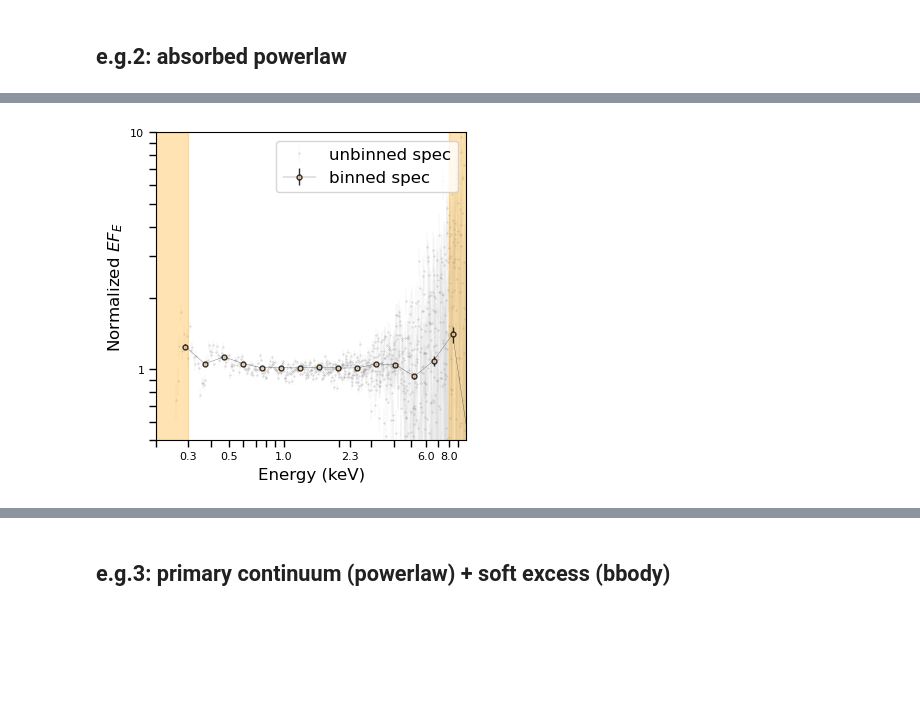
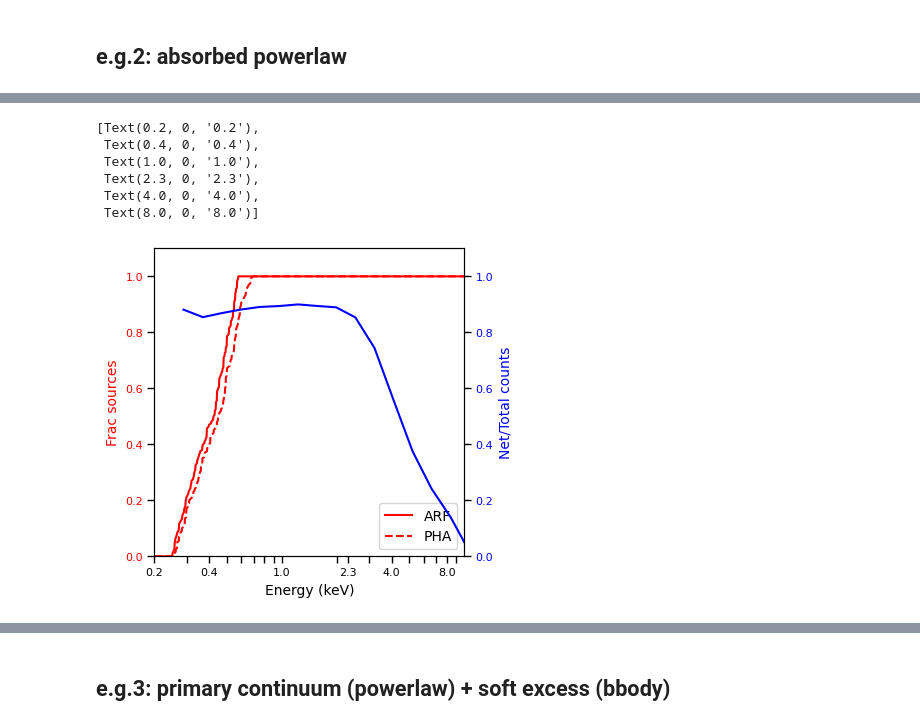
Before and after one commit to JohannesBuchner/Xstack, a Jupyter notebook: demo/demo.ipynb, the cells around one changed output, grey strips where cells are left out. Drawn from its saved outputs; the diff is of its cells as text; code cells hidden in the pictures; blank space fills up the shorter version.

```diff
--- a/demo/demo.ipynb
+++ b/demo/demo.ipynb
@@ -451,43 +461,27 @@ Output RMF (base)name: ./data/abspo/abspo_rmf.fits
          0.06938217],
         [0.        , 0.        , 0.        , ..., 0.14364207, 0.15215421,
          0.07513823]]))
-# %%
-fig, ax1 = plt.subplots(1,1,figsize=(4,4))
-spec_dir = "./data/abspo"
-cat = "abspo"
-warnings.filterwarnings("ignore",category=RuntimeWarning)
-
-ene_ce,ratio_norm,ratio_err_norm,grpene_ce,grpratio_norm,grpratio_err_norm,Nsrc,norm_fac = get_ratio(spec_dir,cat)
-
-ax1.errorbar(ene_ce,ratio_norm*ene_ce**2/16,yerr=(ratio_err_norm/2*ene_ce**2/16),
-             fmt="o",ms=0.3,lw=0.1,c="gray",alpha=0.5,zorder=-5,label="unbinned spec")
-ax1.errorbar(grpene_ce,grpratio_norm*grpene_ce**2/16,yerr=(grpratio_err_norm/2*grpene_ce**2/16),
-             fmt="o-",ms=3.5,lw=0.20,c="k",capsize=0.,elinewidth=1.0,
-             mec="k",mfc="#f9d7a7",alpha=0.8,zorder=1,label="binned spec")
-# below 0.3 keV: too few sources; above 8.0 keV: bkg dominated
-ax1.fill_betweenx(y=[0.5,10], x1=0.2, x2=0.3, color="orange", alpha=0.3, zorder=-1)
-ax1.fill_betweenx(y=[0.5,10], x1=8.0, x2=10.0, color="orange", alpha=0.3, zorder=-1)
-
-ax1.legend(loc="upper right",fontsize=12)
-ax1.set_xscale("log")
-ax1.set_xlim(0.2,10)
-x_ticks = [0.3, 0.5, 1.0, 2.3, 6.0, 8.0]
-ax1.set_xticks(x_ticks)
-ax1.set_xticklabels([str(x) for x in x_ticks])
-ax1.set_xlabel("Energy (keV)",fontsize=12)
-ax1.tick_params("x",which="major",
-                length=10,width = 1.0,size=5,labelsize=8,pad=3)
-ax1.tick_params("x",which="minor",
-                length=10,width = 1.0,size=5,labelsize=8,pad=3)
-ax1.set_ylim(0.5,10)
-ax1.set_yscale("log")
-y_ticks = [1,10]
-ax1.set_yticks(y_ticks)
-ax1.set_yticklabels([str(y) for y in y_ticks])
-ax1.set_ylabel(r"Normalized $EF_E$",fontsize=12)
-ax1.tick_params("y",which="major",
-                length=10,width = 1.0,size=5,labelsize=8)
-ax1.tick_params("y",which="minor",
-                length=10,width = 1.0,size=5,labelsize=8)
-# %% [output]
-[figure, removed]
+# %%
+src_name = "./data/abspo/abspo_pi.fits"  		# source spectrum file
+grp_name = "./data/abspo/abspo_grppi.fits"	# grouped source spectrum file to be created
+bkg_name = "./data/abspo/abspo_bkgpi.fits"  	# background spectrum file
+arf_name = "./data/abspo/abspo_arf.fits"  	# ARF file
+rmf_name = "./data/abspo/abspo_rmf.fits"  	# RMF file
+fene_name = "./data/abspo/abspo_fene.fits"  	# file storing the energy range of the source spectrum
+
+fig, ax1 = plt.subplots(figsize=(4,4))
+valid_energy_range_plot(fene_name,src_name,grp_name,bkg_name,rmf_name,ax=ax1)
+
+ax1.set_xscale("log")
+ax1.set_xlim(0.2,10)
+x_ticks = [0.2, 0.4, 1.0, 2.3, 4.0, 8.0]
+ax1.set_xticks(x_ticks)
+ax1.set_xticklabels([str(x) for x in x_ticks])
+# %% [output]
+[Text(0.2, 0, '0.2'),
+ Text(0.4, 0, '0.4'),
+ Text(1.0, 0, '1.0'),
+ Text(2.3, 0, '2.3'),
+ Text(4.0, 0, '4.0'),
+ Text(8.0, 0, '8.0')]
+[figure, added]
```
Also changed, not shown: parts of 35 cells of this notebook, 35 other files.
